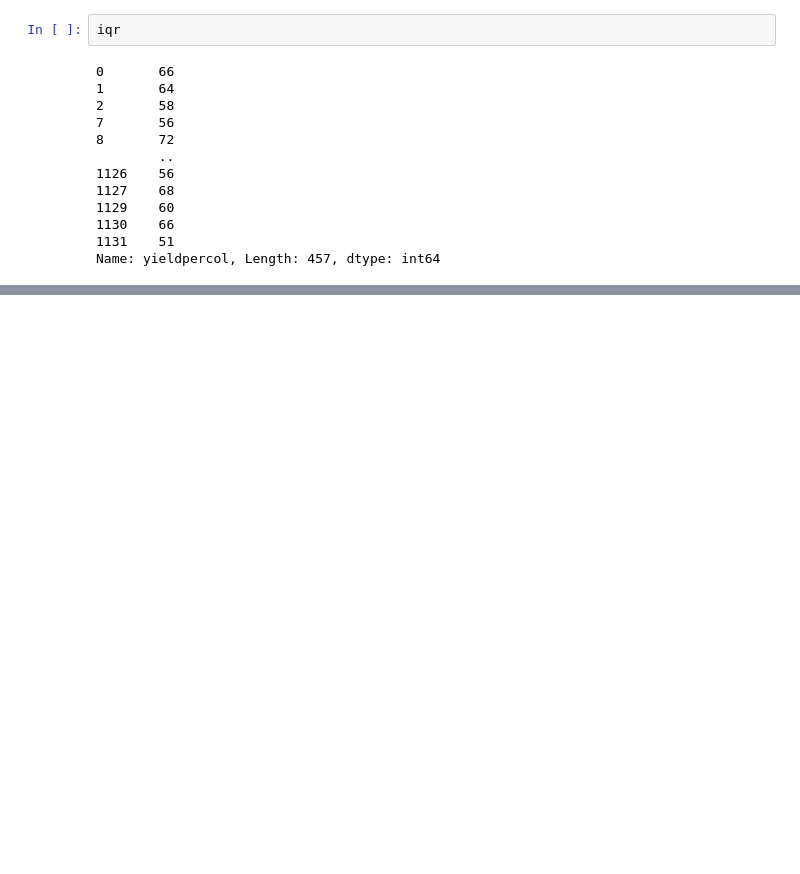
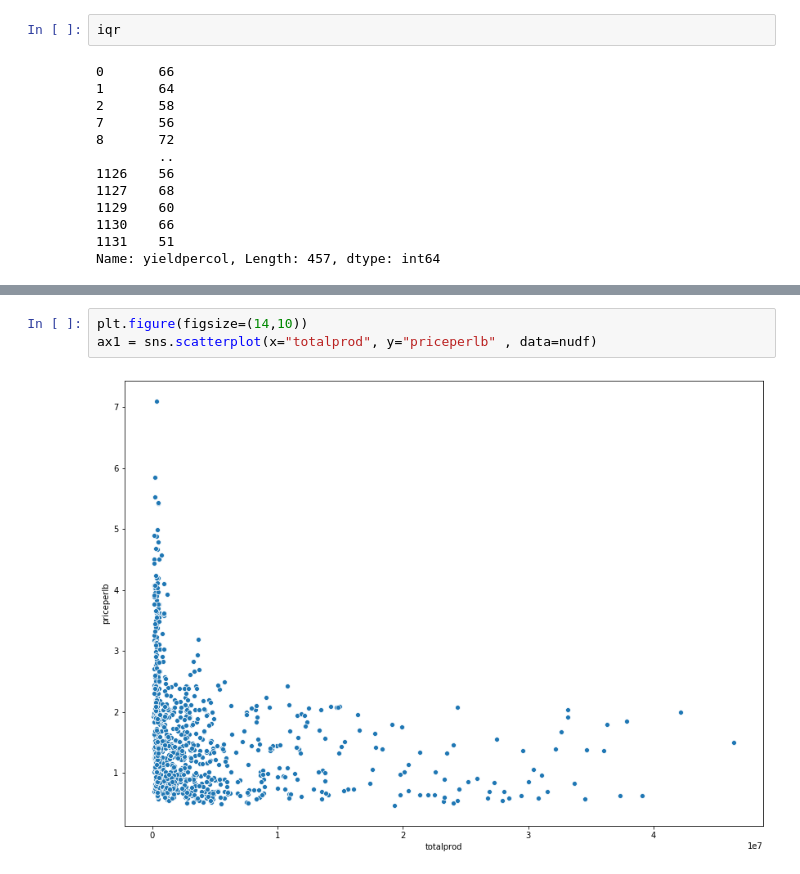
Before and after one commit to ADBProjects/SalvumApesFinal, a Jupyter notebook: EDA - Bees.ipynb, the cells around one changed output, grey strips where cells are left out. Drawn from its saved outputs; the diff is of its cells as text; blank space fills up the shorter version.

```diff
--- a/EDA - Bees.ipynb
+++ b/EDA - Bees.ipynb
@@ -53,0 +64,5 @@ Name: yieldpercol, Length: 457, dtype: int64
+# %%
+plt.figure(figsize=(14,10))
+ax1 = sns.scatterplot(x="totalprod", y="priceperlb" , data=nudf)
+# %% [output]
+[figure, added]
```
Also changed, not shown: parts of 42 cells of this notebook, 8 other files.
